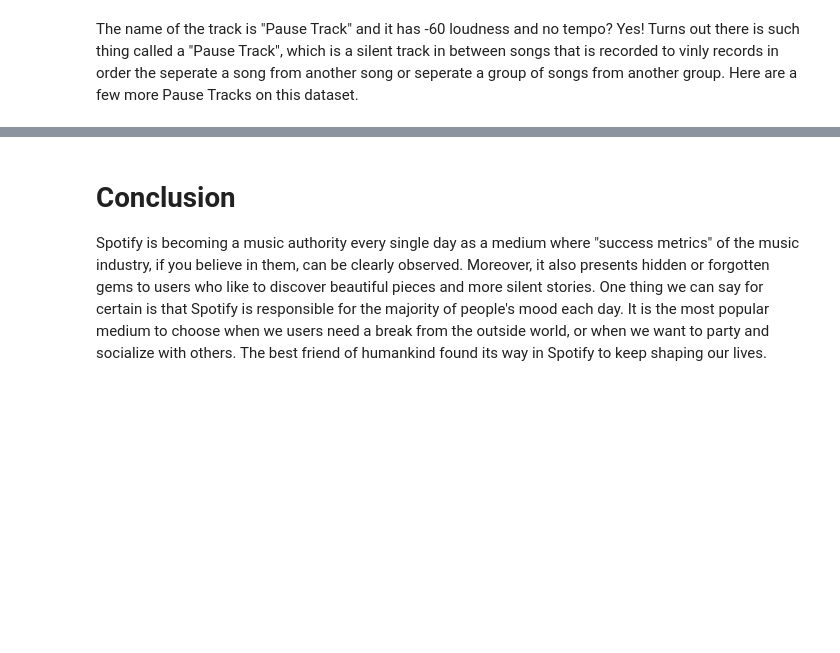
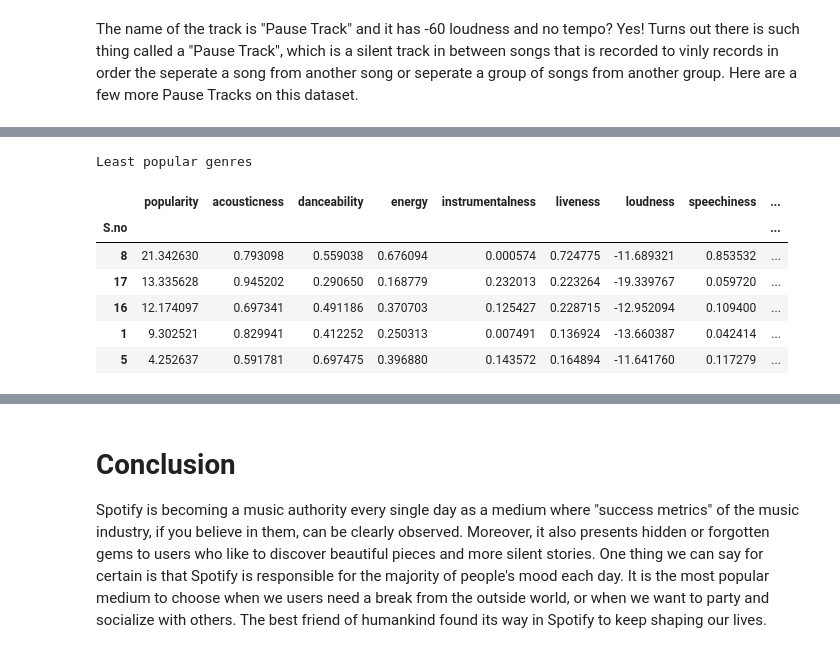
Before and after one commit to Parth-Gupta10/spotify-data-analysis, a Jupyter notebook: Spotify Analysis.ipynb, the cells around one changed output, grey strips where cells are left out. Cells and saved outputs as stored; diff of their text form; code cells hidden in the pictures; blank space fills up the shorter version.

```diff
--- a/Spotify Analysis.ipynb
+++ b/Spotify Analysis.ipynb
@@ -426,0 +562,13 @@ df_genre.head()
+# %%
+#Least popular genres
+print("Least popular genres")
+df_genre_grouped.sort_values("popularity", ascending = False).tail()
+# %% [output]
+Least popular genres
+|  | popularity | acousticness | danceability | energy | instrumentalness | liveness | loudness | speechiness | ... |
+| S.no |  |  |  |  |  |  |  |  | ... |
+| 8 | 21.342630 | 0.793098 | 0.559038 | 0.676094 | 0.000574 | 0.724775 | -11.689321 | 0.853532 | ... |
+| 17 | 13.335628 | 0.945202 | 0.290650 | 0.168779 | 0.232013 | 0.223264 | -19.339767 | 0.059720 | ... |
+| 16 | 12.174097 | 0.697341 | 0.491186 | 0.370703 | 0.125427 | 0.228715 | -12.952094 | 0.109400 | ... |
+| 1 | 9.302521 | 0.829941 | 0.412252 | 0.250313 | 0.007491 | 0.136924 | -13.660387 | 0.042414 | ... |
+| 5 | 4.252637 | 0.591781 | 0.697475 | 0.396880 | 0.143572 | 0.164894 | -11.641760 | 0.117279 | ... |
```
Also changed, not shown: parts of 21 cells of this notebook.
